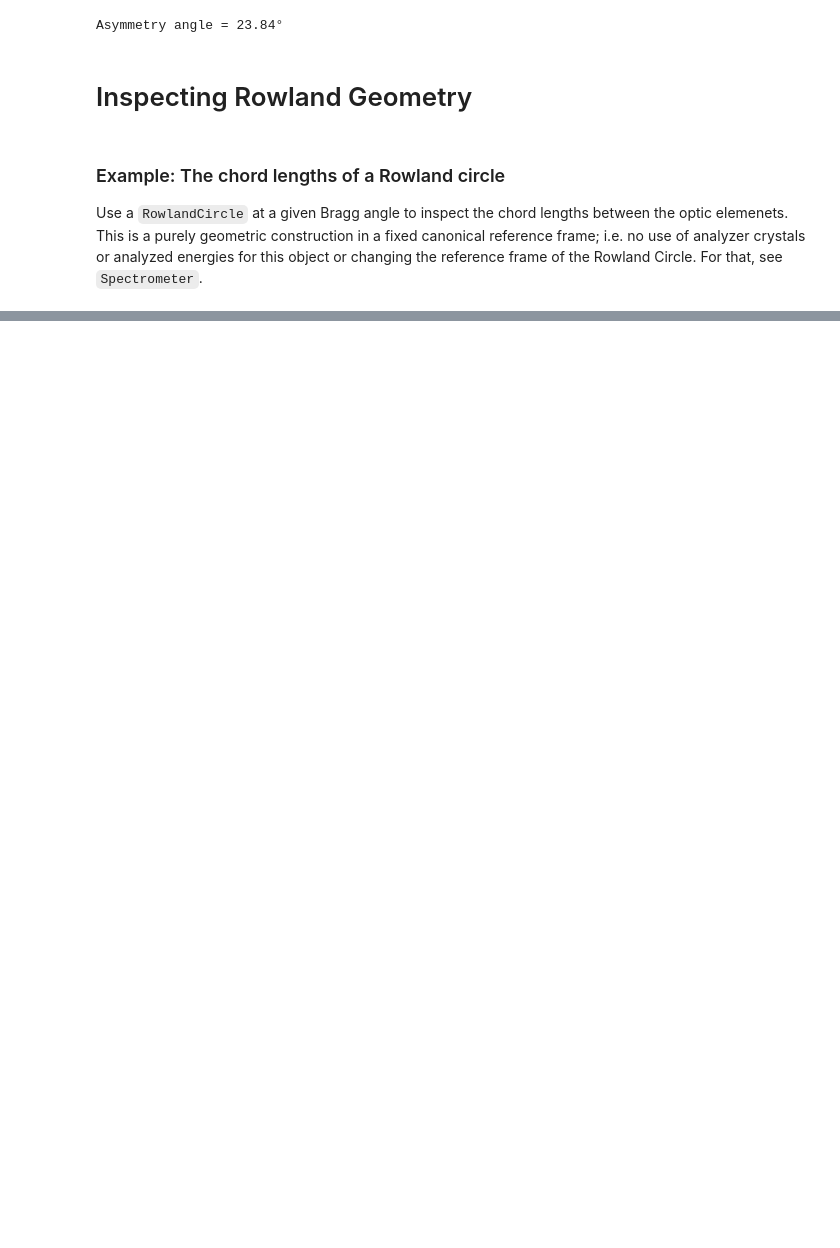
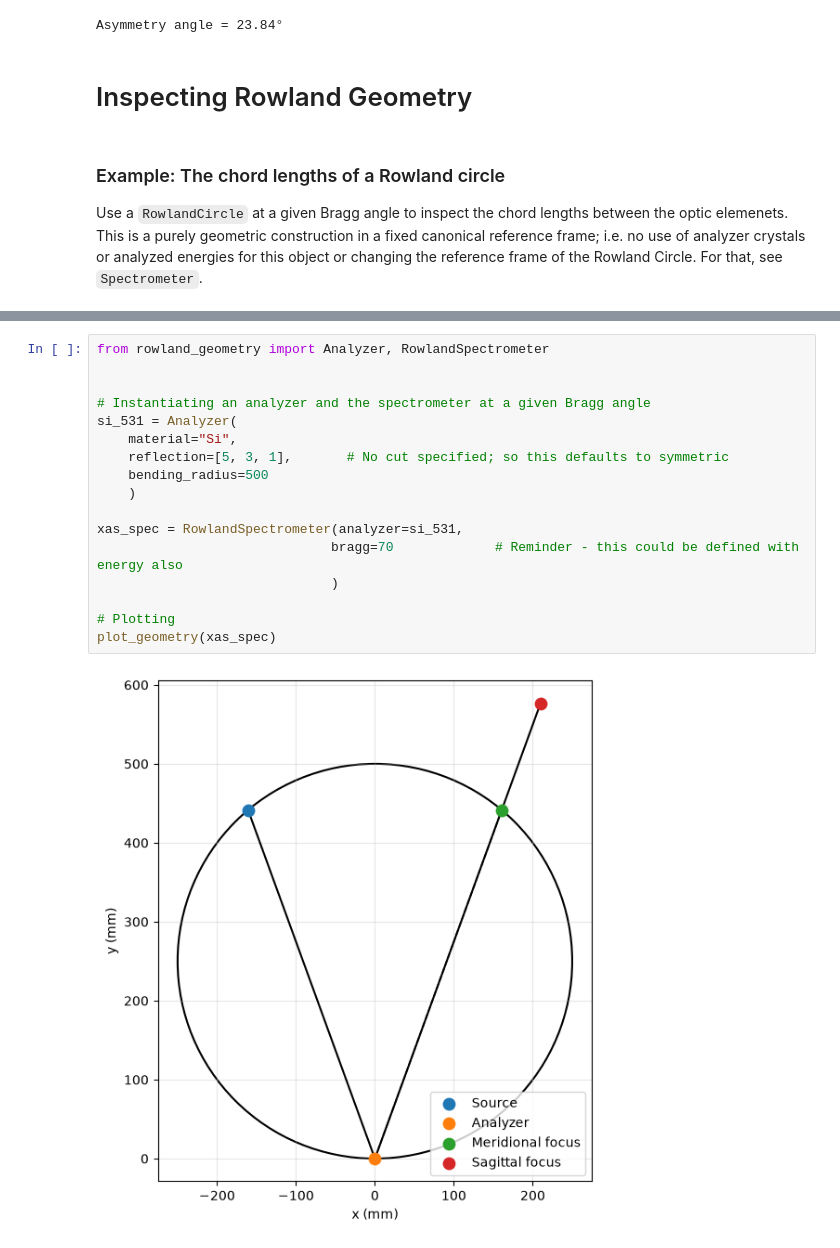
Before and after one commit to agironda/rowland-geometry, a Jupyter notebook: docs/example.ipynb, the cells around one changed output, grey strips where cells are left out. Saved outputs shown, nothing was run; the diff lists cells and outputs as text; blank space fills up the shorter version.

```diff
--- a/docs/example.ipynb
+++ b/docs/example.ipynb
@@ -199,0 +511,19 @@ After changing asymmetry:
+# %%
+from rowland_geometry import Analyzer, RowlandSpectrometer
+
+
+# Instantiating an analyzer and the spectrometer at a given Bragg angle
+si_531 = Analyzer(
+    material="Si",
+    reflection=[5, 3, 1],       # No cut specified; so this defaults to symmetric
+    bending_radius=500
+    )
+
+xas_spec = RowlandSpectrometer(analyzer=si_531,
+                              bragg=70             # Reminder - this could be defined with energy also
+                              )
+
+# Plotting
+plot_geometry(xas_spec)
+# %% [output]
+[figure, added]
```
Also changed, not shown: parts of 29 cells of this notebook.
